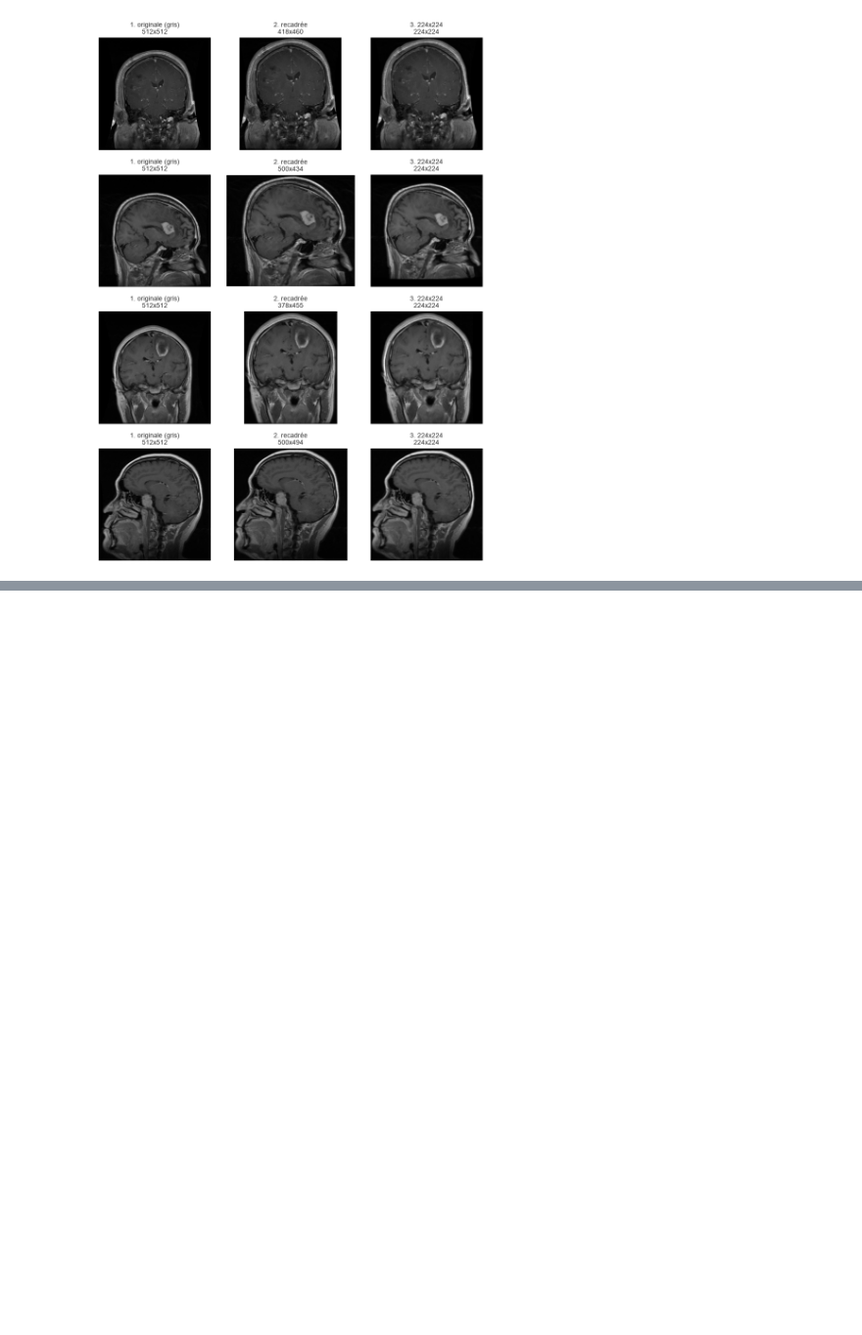
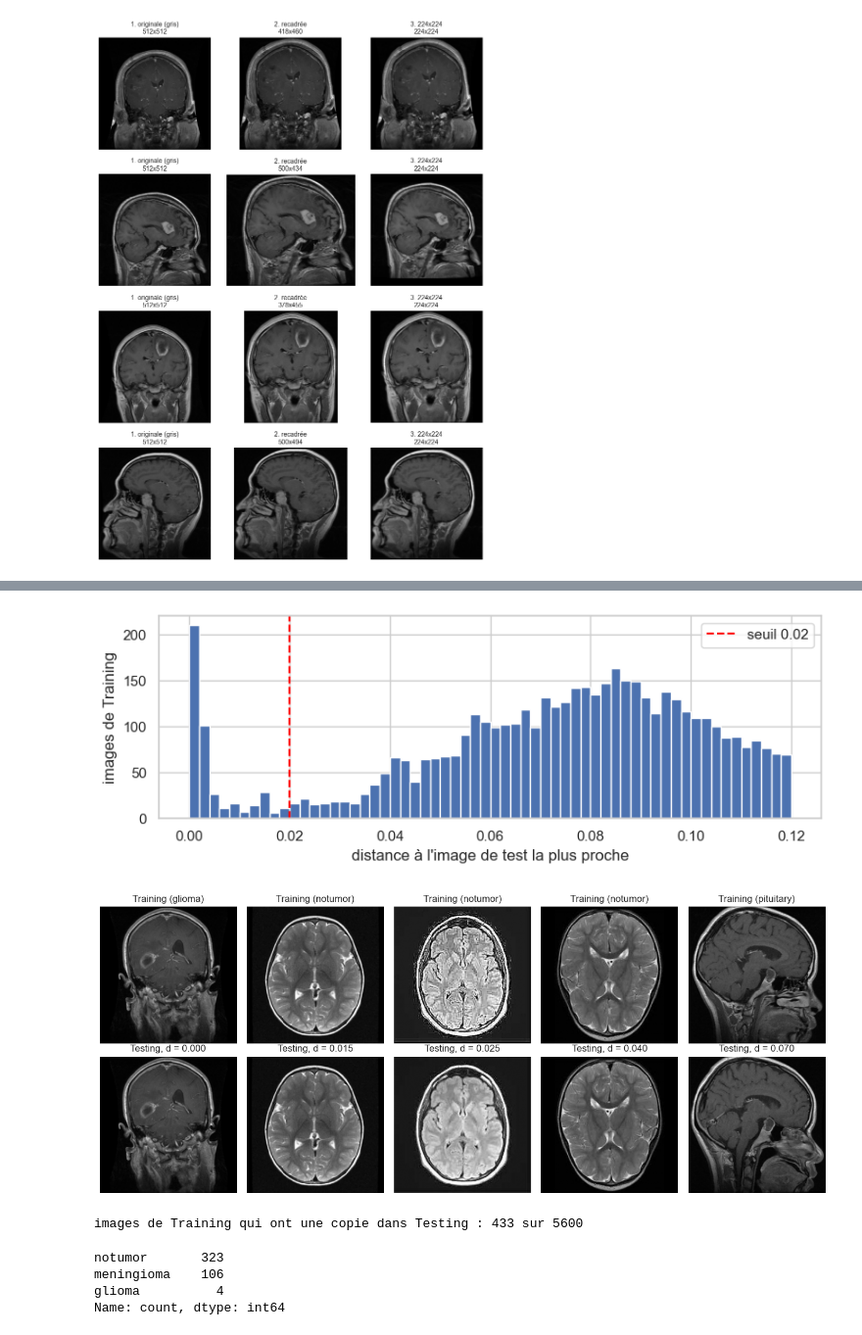
Before and after one commit to Chlooow/neuro-cnn-classifier, a Jupyter notebook: notebooks/02-preproc.ipynb, the cells around one changed output, grey strips where cells are left out. Shown at 98% size. Cells and saved outputs as stored; diff of their text form; code cells hidden in the pictures; blank space fills up the shorter version.

```diff
--- a/notebooks/02-preproc.ipynb
+++ b/notebooks/02-preproc.ipynb
@@ -59,0 +64,40 @@ plt.tight_layout(); plt.savefig(FIG / "preproc_steps.png", dpi=150); plt.show()
+# %%
+import torch
+from load_data import near_duplicates
+
+tr_paths, tr_y = list_images(DATA, "Training")
+te_paths, te_y = list_images(DATA, "Testing")
+x_tr = np.stack([prepare_image(p, SIZE) for p in tr_paths])
+x_te = np.stack([prepare_image(p, SIZE) for p in te_paths])
+
+def thumbs(a):
+    return torch.nn.functional.adaptive_avg_pool2d(torch.from_numpy(a).float().unsqueeze(1) / 255, 32).flatten(1)
+
+dist, nearest = (torch.cdist(thumbs(x_tr), thumbs(x_te)) / 32).min(dim=1)
+dist, nearest = dist.numpy(), nearest.numpy()
+
+plt.figure(figsize=(8, 3))
+plt.hist(dist, bins=np.linspace(0, 0.12, 61)); plt.axvline(0.02, color="red", ls="--", label="seuil 0.02")
+plt.xlabel("distance à l'image de test la plus proche"); plt.ylabel("images de Training"); plt.legend()
+plt.tight_layout(); plt.savefig(FIG / "preproc_near_dup_hist.png", dpi=150); plt.show()
+
+fig, axes = plt.subplots(2, 5, figsize=(13, 5.5))
+for k, target in enumerate([0.0, 0.015, 0.025, 0.04, 0.07]):
+    i = int(np.abs(dist - target).argmin())
+    axes[0, k].imshow(x_tr[i], cmap="gray"); axes[0, k].set_title(f"Training ({CLASS_NAMES[tr_y[i]]})")
+    axes[1, k].imshow(x_te[nearest[i]], cmap="gray"); axes[1, k].set_title(f"Testing, d = {dist[i]:.3f}")
+for a in axes.flat:
+    a.axis("off")
+plt.tight_layout(); plt.savefig(FIG / "preproc_near_dup_pairs.png", dpi=150); plt.show()
+
+near = dist < 0.02
+print(f"images de Training qui ont une copie dans Testing : {near.sum()} sur {len(near)}")
+pd.Series(np.array(CLASS_NAMES)[tr_y[near]]).value_counts()
+# %% [output]
+[figure, added]
+[figure, added]
+images de Training qui ont une copie dans Testing : 433 sur 5600
+notumor       323
+meningioma    106
+glioma          4
+Name: count, dtype: int64
```
Also changed, not shown: parts of 14 cells of this notebook, 4 other files.
